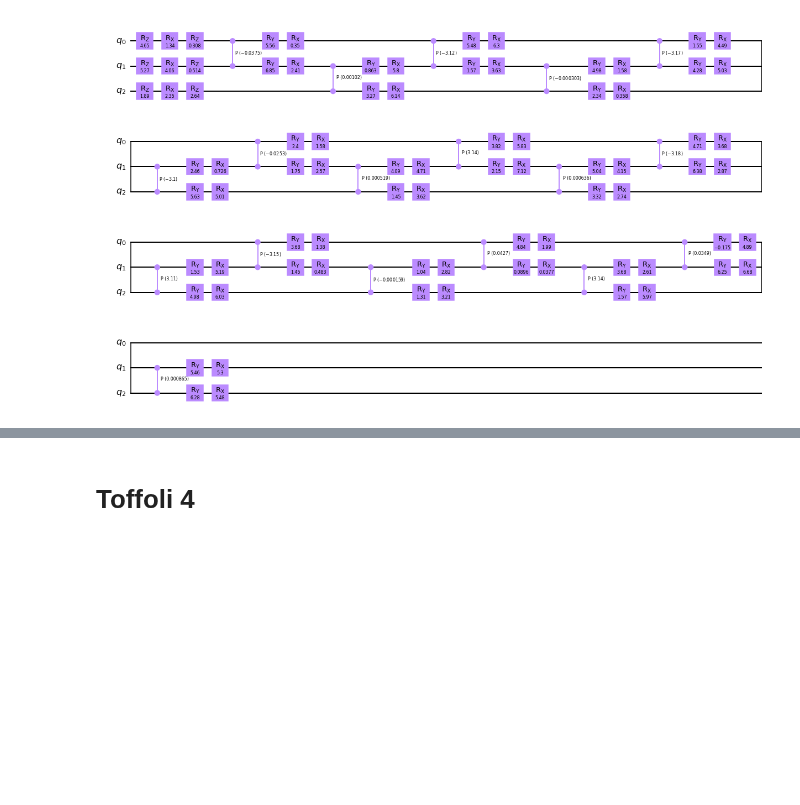
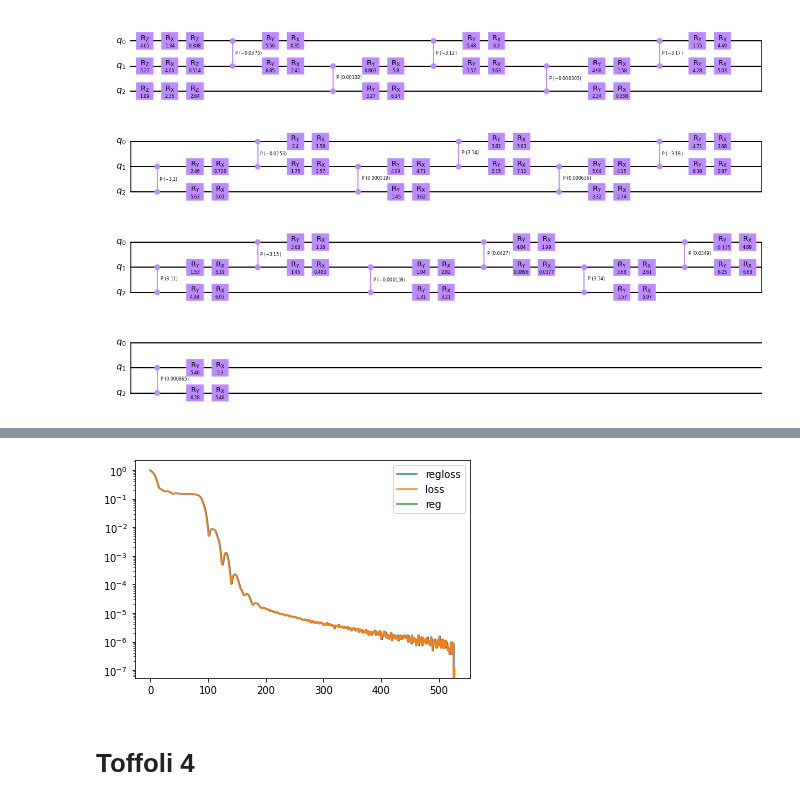
Before and after one commit to idnm/cpflow, a Jupyter notebook: CP.ipynb, the cells around one changed output, grey strips where cells are left out. Saved outputs shown, nothing was run; the diff lists cells and outputs as text; code cells hidden in the pictures; blank space fills up the shorter version.

```diff
--- a/CP.ipynb
+++ b/CP.ipynb
@@ -440,0 +310,5 @@ anz.circuit(best_params[8]).draw(output='mpl')
+# %%
+%time
+res, best_angles, sucess = anz_toff3.learn(u_toff3)
+_,_ = report_cp_learning(res)
+# %% [output]
@@ -441,3 +317,4 @@ anz.circuit(best_params[8]).draw(output='mpl')
+[figure, added]
 # %% [markdown]
 # Toffoli 4
 # %%
```
Also changed, not shown: parts of 45 cells of this notebook, 2 other files.
